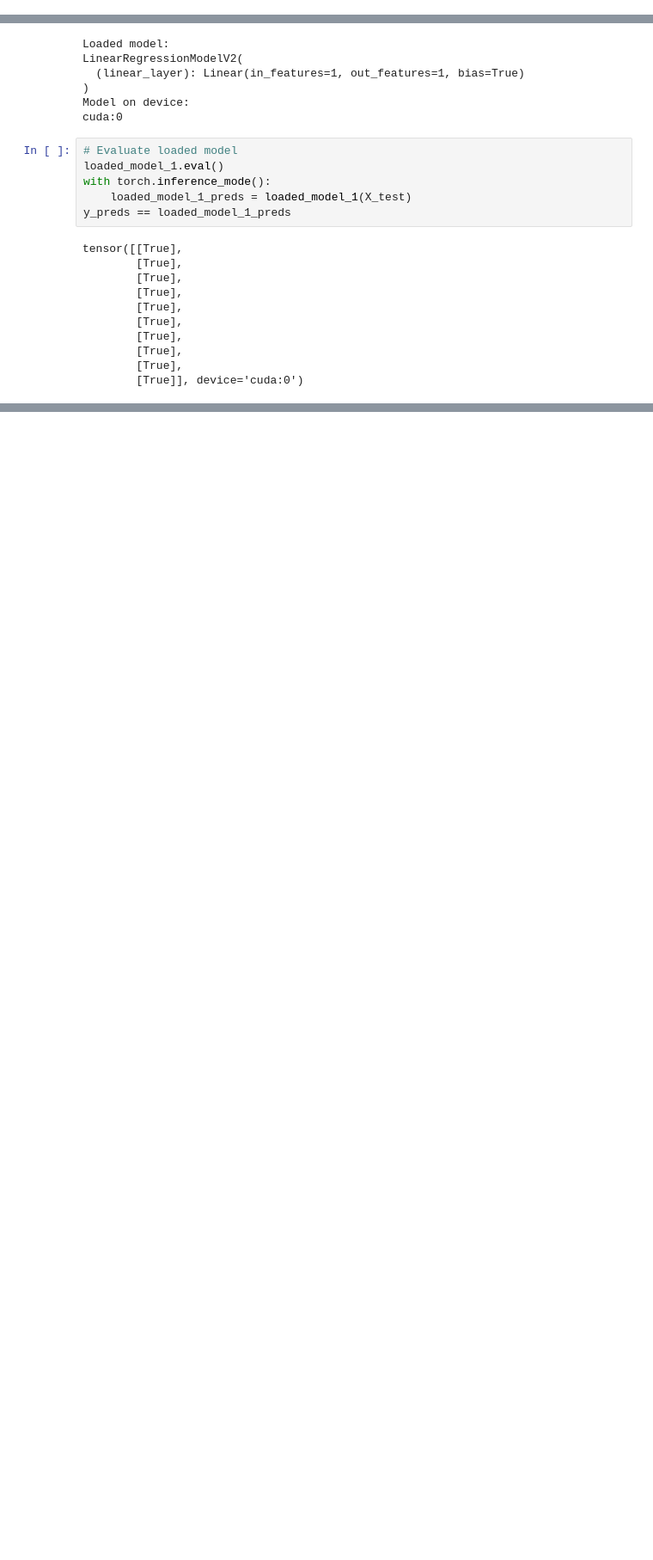
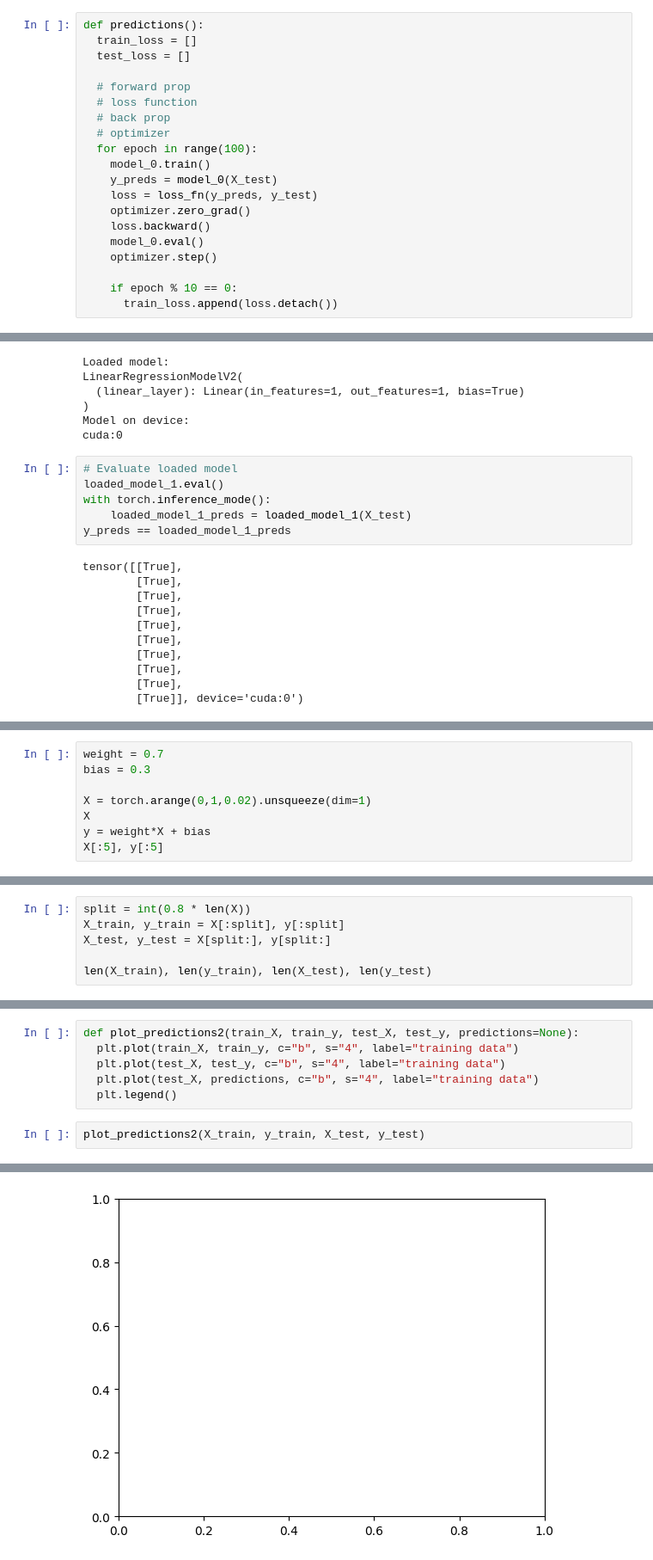
Before and after one commit to ananyatrivedi1/PyTorch, a Jupyter notebook: 01_pytorch_fundamentals.ipynb, the cells around one changed output, grey strips where cells are left out. Shown: that part at 86% size. Drawn from its saved outputs; the diff is of its cells as text; blank space fills up the shorter version.

```diff
--- a/01_pytorch_fundamentals.ipynb
+++ b/01_pytorch_fundamentals.ipynb
@@ -313,6 +329,26 @@ plt.xlabel("Epochs")
 plt.legend();
 # %% [output]
 [figure]
+# %%
+def predictions():
+  train_loss = []
+  test_loss = []
+
+  # forward prop
+  # loss function
+  # back prop
+  # optimizer
+  for epoch in range(100):
+    model_0.train()
+    y_preds = model_0(X_test)
+    loss = loss_fn(y_preds, y_test)
+    optimizer.zero_grad()
+    loss.backward()
+    model_0.eval()
+    optimizer.step()
+
+    if epoch % 10 == 0:
+      train_loss.append(loss.detach())
 # %%
 # Find our model's learned parameters
 print("The model learned the following values for weights and bias:")
@@ -673,0 +703,8 @@ tensor([[True],
+# %%
+weight = 0.7
+bias = 0.3
+
+X = torch.arange(0,1,0.02).unsqueeze(dim=1)
+X
+y = weight*X + bias
+X[:5], y[:5]
@@ -673,0 +724,6 @@ tensor([[True],
+# %%
+split = int(0.8 * len(X))
+X_train, y_train = X[:split], y[:split]
+X_test, y_test = X[split:], y[split:]
+
+len(X_train), len(y_train), len(X_test), len(y_test)
@@ -673,0 +734,9 @@ tensor([[True],
+# %%
+def plot_predictions2(train_X, train_y, test_X, test_y, predictions=None):
+  plt.plot(train_X, train_y, c="b", s="4", label="training data")
+  plt.plot(test_X, test_y, c="b", s="4", label="training data")
+  plt.plot(test_X, predictions, c="b", s="4", label="training data")
+  plt.legend()
+# %%
+plot_predictions2(X_train, y_train, X_test, y_test)
+# %% [output]
@@ -673,0 +744 @@ tensor([[True],
+[figure, added]
```
Also changed, not shown: parts of 9 cells of this notebook.
